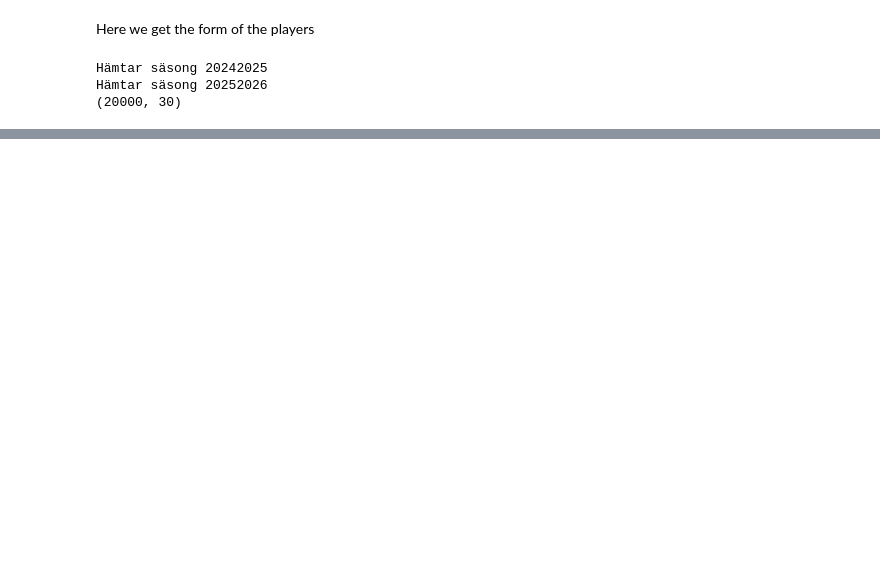
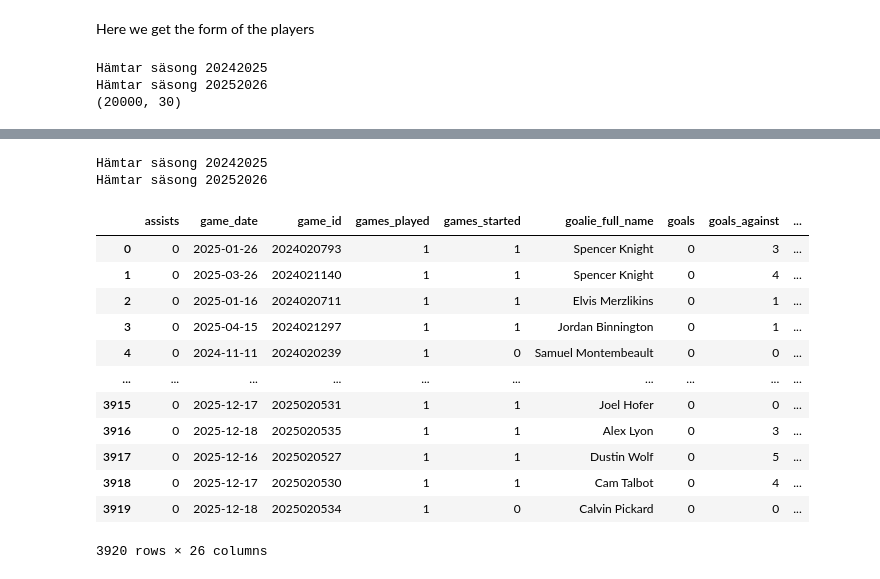
Before and after one commit to jacobb260/hockey-agent, a Jupyter notebook: notebooks/backfill_match_data.ipynb, the cells around one changed output, grey strips where cells are left out. Saved outputs shown, nothing was run; the diff lists cells and outputs as text; code cells hidden in the pictures; blank space fills up the shorter version.

Commit message:
Players stats + goalies stats

```diff
--- a/notebooks/backfill_match_data.ipynb
+++ b/notebooks/backfill_match_data.ipynb
@@ -276,0 +334,34 @@ Use fg.materialization_job.run(args=-op offline_fg_materialization -path hdfs://
+# %%
+all_players = []
+
+for season_id in [season_ids[-2], season_ids[-1]]: # Only take the two latest seasons.
+    try:
+        print(f"Hämtar säsong {season_id}")
+        df_season = fetch_goalie_form_for_season(season_id)
+        all_players.append(df_season)
+    except Exception as e:
+        print(f"Misslyckades för {season_id}: {e}")
+
+goalies_form_df = pd.concat(all_players, ignore_index=True)
+
+goalies_form_df = goalies_form_df.rename(columns={
+    col: to_snake(col) for col in goalies_form_df.columns
+})
+goalies_form_df = goalies_form_df.drop(columns=['ties'], errors='ignore')
+goalies_form_df
+# %% [output]
+Hämtar säsong 20242025
+Hämtar säsong 20252026
+|  | assists | game_date | game_id | games_played | games_started | goalie_full_name | goals | goals_against | ... |
+| 0 | 0 | 2025-01-26 | 2024020793 | 1 | 1 | Spencer Knight | 0 | 3 | ... |
+| 1 | 0 | 2025-03-26 | 2024021140 | 1 | 1 | Spencer Knight | 0 | 4 | ... |
+| 2 | 0 | 2025-01-16 | 2024020711 | 1 | 1 | Elvis Merzlikins | 0 | 1 | ... |
+| 3 | 0 | 2025-04-15 | 2024021297 | 1 | 1 | Jordan Binnington | 0 | 1 | ... |
+| 4 | 0 | 2024-11-11 | 2024020239 | 1 | 0 | Samuel Montembeault | 0 | 0 | ... |
+| ... | ... | ... | ... | ... | ... | ... | ... | ... | ... |
+| 3915 | 0 | 2025-12-17 | 2025020531 | 1 | 1 | Joel Hofer | 0 | 0 | ... |
+| 3916 | 0 | 2025-12-18 | 2025020535 | 1 | 1 | Alex Lyon | 0 | 3 | ... |
+| 3917 | 0 | 2025-12-16 | 2025020527 | 1 | 1 | Dustin Wolf | 0 | 5 | ... |
+| 3918 | 0 | 2025-12-17 | 2025020530 | 1 | 1 | Cam Talbot | 0 | 4 | ... |
+| 3919 | 0 | 2025-12-18 | 2025020534 | 1 | 0 | Calvin Pickard | 0 | 0 | ... |
+3920 rows × 26 columns
```
Also changed, not shown: parts of 7 cells of this notebook, 2 other files.
